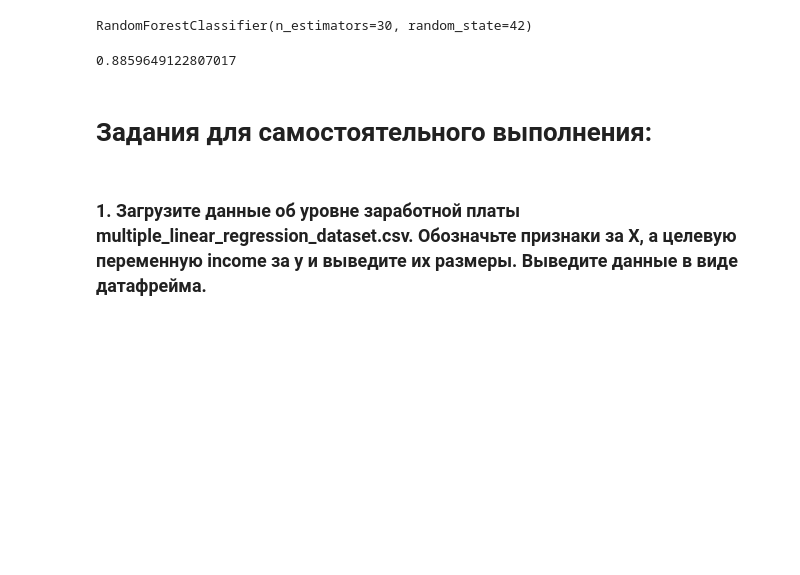
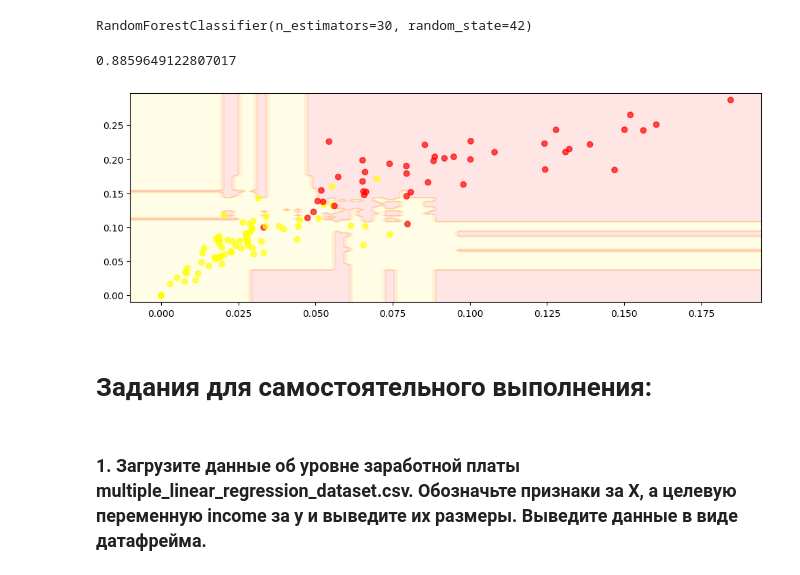
Before and after one commit to consciousnss/fa-machine-learning, a Jupyter notebook: semestr2/random_forest/6_random_forest.ipynb, the cells around one changed output. Drawn from its saved outputs; the diff is of its cells as text; code cells hidden in the pictures; blank space fills up the shorter version.

Commit message:
random forest homework

```diff
--- a/semestr2/random_forest/6_random_forest.ipynb
+++ b/semestr2/random_forest/6_random_forest.ipynb
@@ -274,14 +274,16 @@ X_imp = data.iloc[:, [7, 27]]
 X_imp.shape
 # %% [output]
 (569, 2)
+# %%
+X_imp = X_imp.values
 # %%
 X_train, X_test, y_train, y_test = train_test_split(X_imp, y, test_size=0.2, random_state=42)
 X_train.shape, X_test.shape
 # %% [output]
 ((455, 2), (114, 2))
 # %%
-tree_clf = RandomForestClassifier(random_state=42, n_estimators=30)
-tree_clf.fit(X_train, y_train)
+forest_clf = RandomForestClassifier(random_state=42, n_estimators=30)
+forest_clf.fit(X_train, y_train)
 # %% [output]
 RandomForestClassifier(n_estimators=30, random_state=42)
 # %%
@@ -289,5 +291,22 @@ tree_clf.score(X_test, y_test)
 # %% [output]
 0.8859649122807017
+# %%
+X0 = np.linspace(X_test[:,0].min()-0.01, X_test[:,0].max()+0.01, X_test.shape[0])
+X1 = np.linspace(X_test[:,1].min()-0.01, X_test[:,1].max()+0.01, X_test.shape[0])
+
+X0_grid, X1_grid = np.meshgrid(X0, X1)
+
+Z_grid = forest_clf.predict(np.c_[X0_grid.ravel(), X1_grid.ravel()]).reshape(X0_grid.shape)
+
+plt.figure(figsize=(12, 4))
+
+plt.contourf(X0_grid, X1_grid, Z_grid, cmap='autumn', alpha=0.1)
+scatter = plt.scatter(X_test[:, 0], X_test[:, 1], c=y_test, cmap='autumn', alpha=0.7)
+
+
+plt.show()
+# %% [output]
+[figure, added]
 # %% [markdown]
  # Задания для самостоятельного выполнения:
 # %% [markdown]
```
Also changed, not shown: parts of 29 cells of this notebook.
